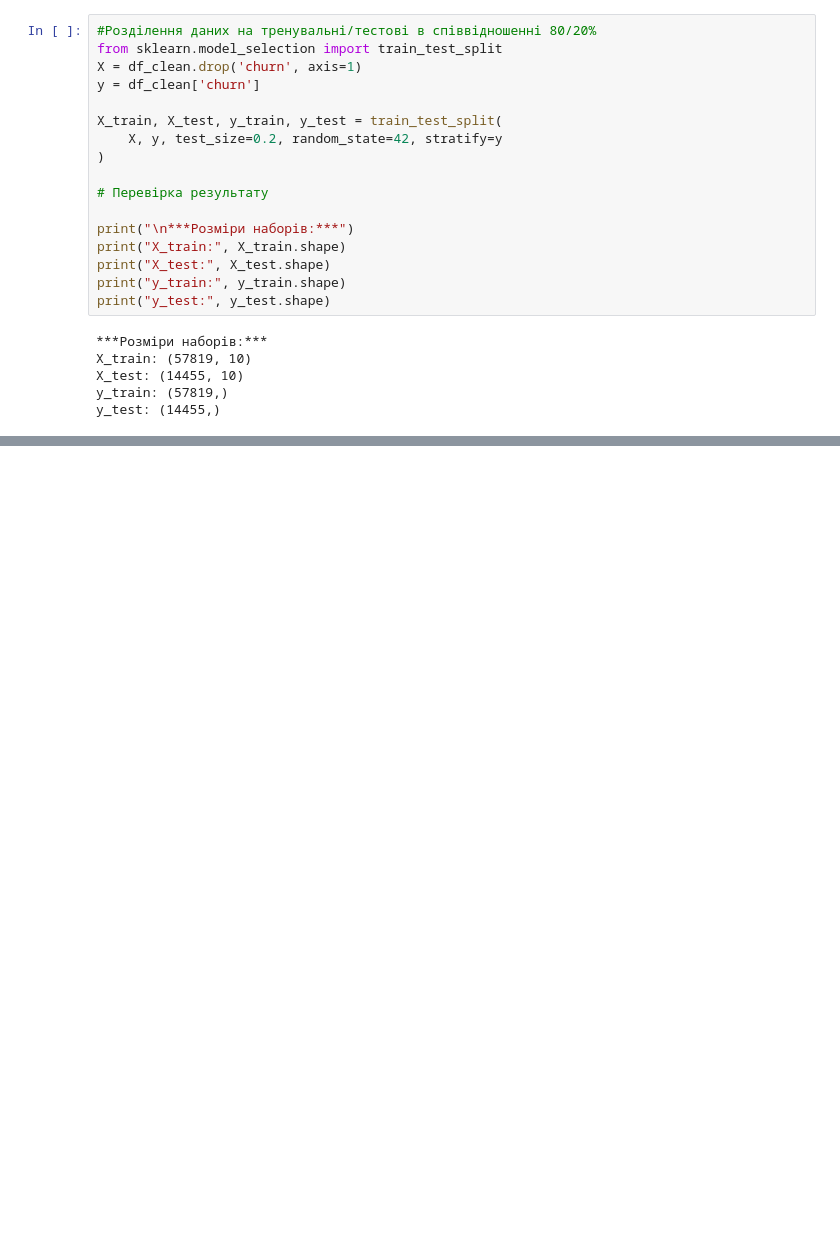
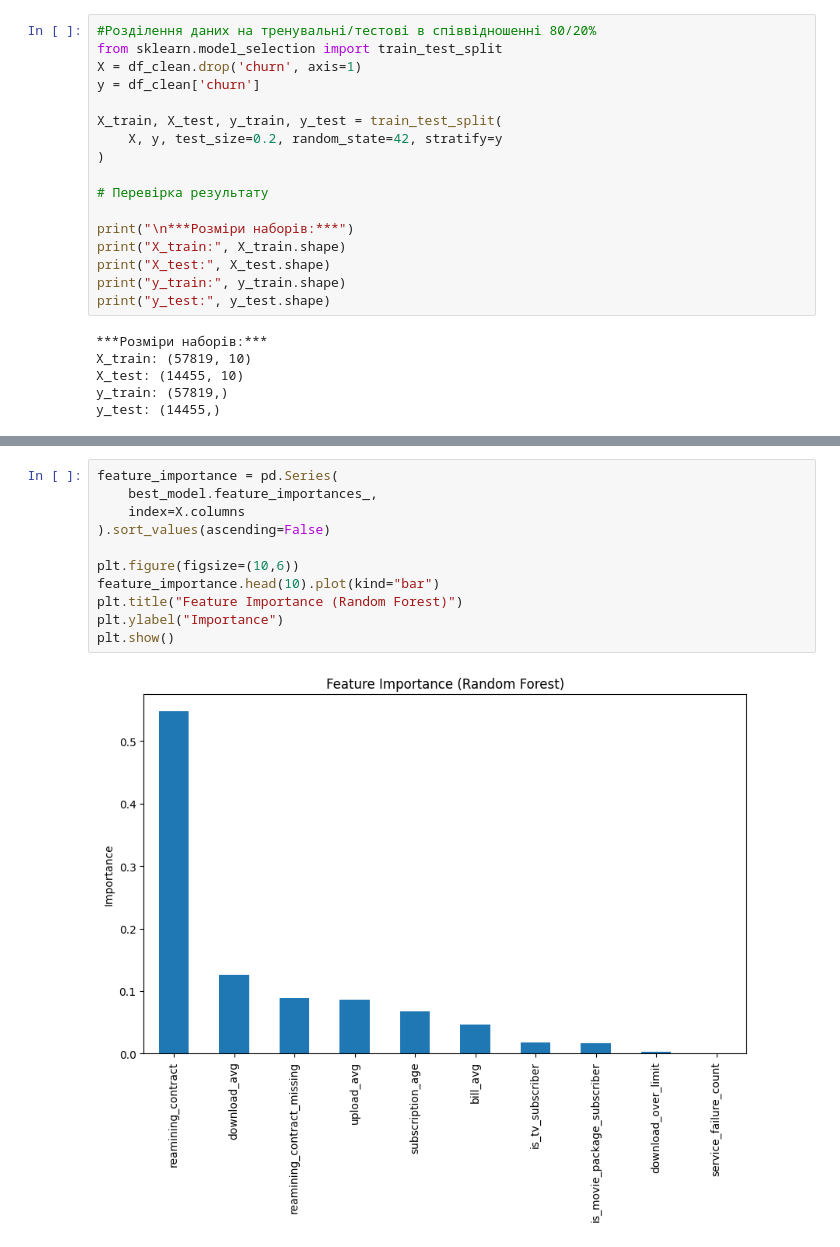
Before and after one commit to SHEV-4/telecom-churn-prediction, a Jupyter notebook: project_9_eda.ipynb, the cells around one changed output, grey strips where cells are left out. Saved outputs shown, nothing was run; the diff lists cells and outputs as text; blank space fills up the shorter version.

```diff
--- a/project_9_eda.ipynb
+++ b/project_9_eda.ipynb
@@ -413,0 +543,13 @@ y_test: (14455,)
+# %%
+feature_importance = pd.Series(
+    best_model.feature_importances_,
+    index=X.columns
+).sort_values(ascending=False)
+
+plt.figure(figsize=(10,6))
+feature_importance.head(10).plot(kind="bar")
+plt.title("Feature Importance (Random Forest)")
+plt.ylabel("Importance")
+plt.show()
+# %% [output]
+[figure, added]
```
Also changed, not shown: parts of 10 cells of this notebook.
